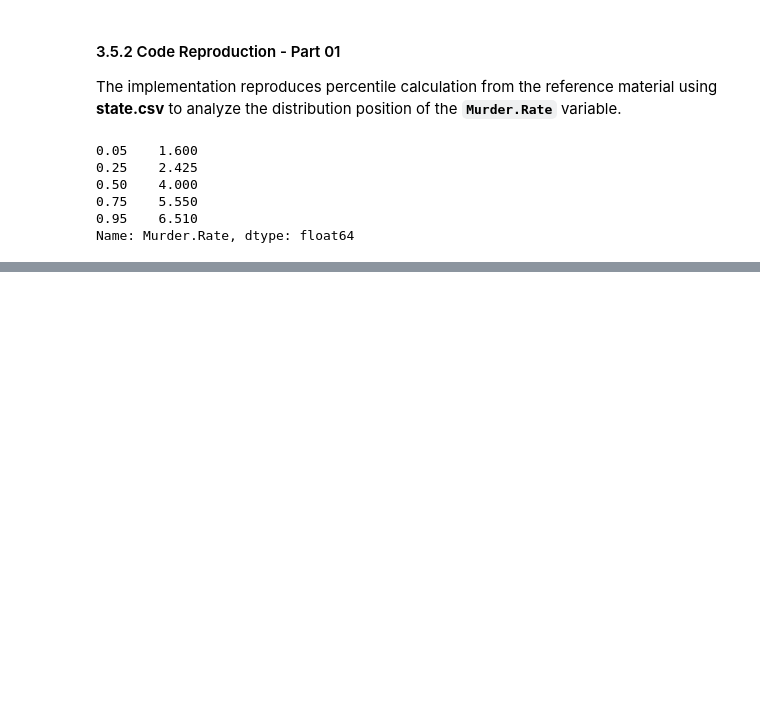
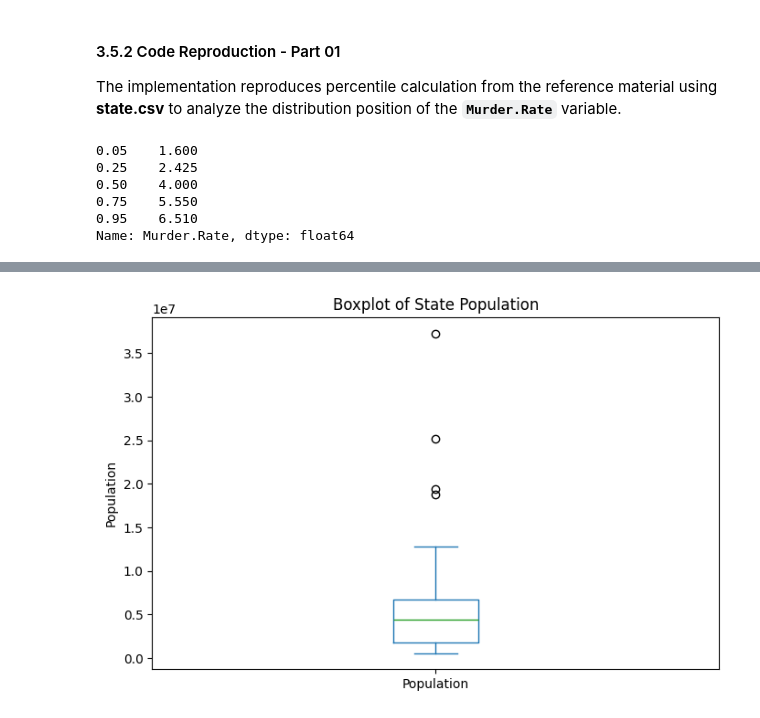
Before and after one commit to kinanpta/Practical-Statistics-for-Data-Scientists, a Jupyter notebook: Chapter01_Exploratory_Data_Analysis.ipynb, the cells around one changed output, grey strips where cells are left out. Cells and saved outputs as stored; diff of their text form; code cells hidden in the pictures; blank space fills up the shorter version.

```diff
--- a/Chapter01_Exploratory_Data_Analysis.ipynb
+++ b/Chapter01_Exploratory_Data_Analysis.ipynb
@@ -397,0 +418,13 @@ Name: Murder.Rate, dtype: float64
+# %%
+state = pd.read_csv("datasets/state.csv")
+import matplotlib.pyplot as plt
+
+state["Population"].plot.box(
+    figsize=(8,5)
+)
+
+plt.title("Boxplot of State Population")
+plt.ylabel("Population")
+plt.show()
+# %% [output]
+[figure, added]
```
Also changed, not shown: parts of 10 cells of this notebook.
